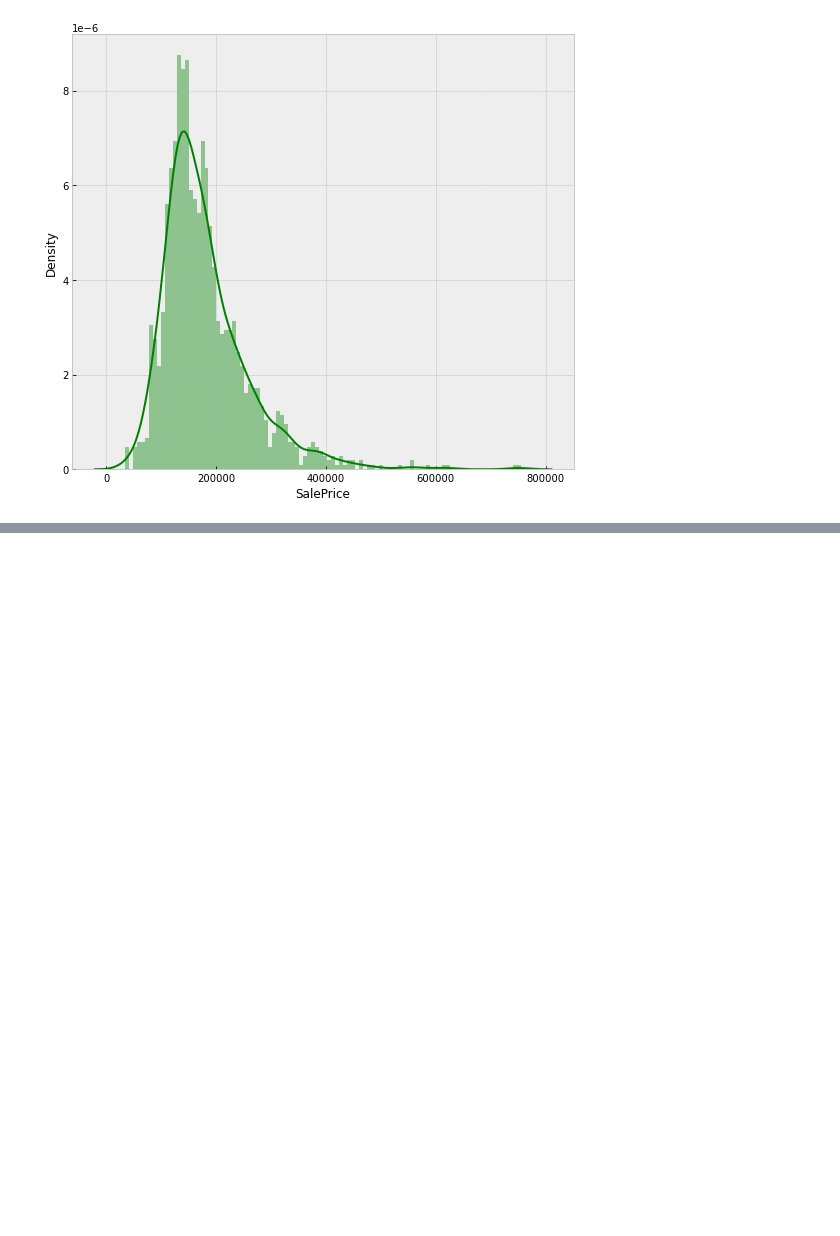
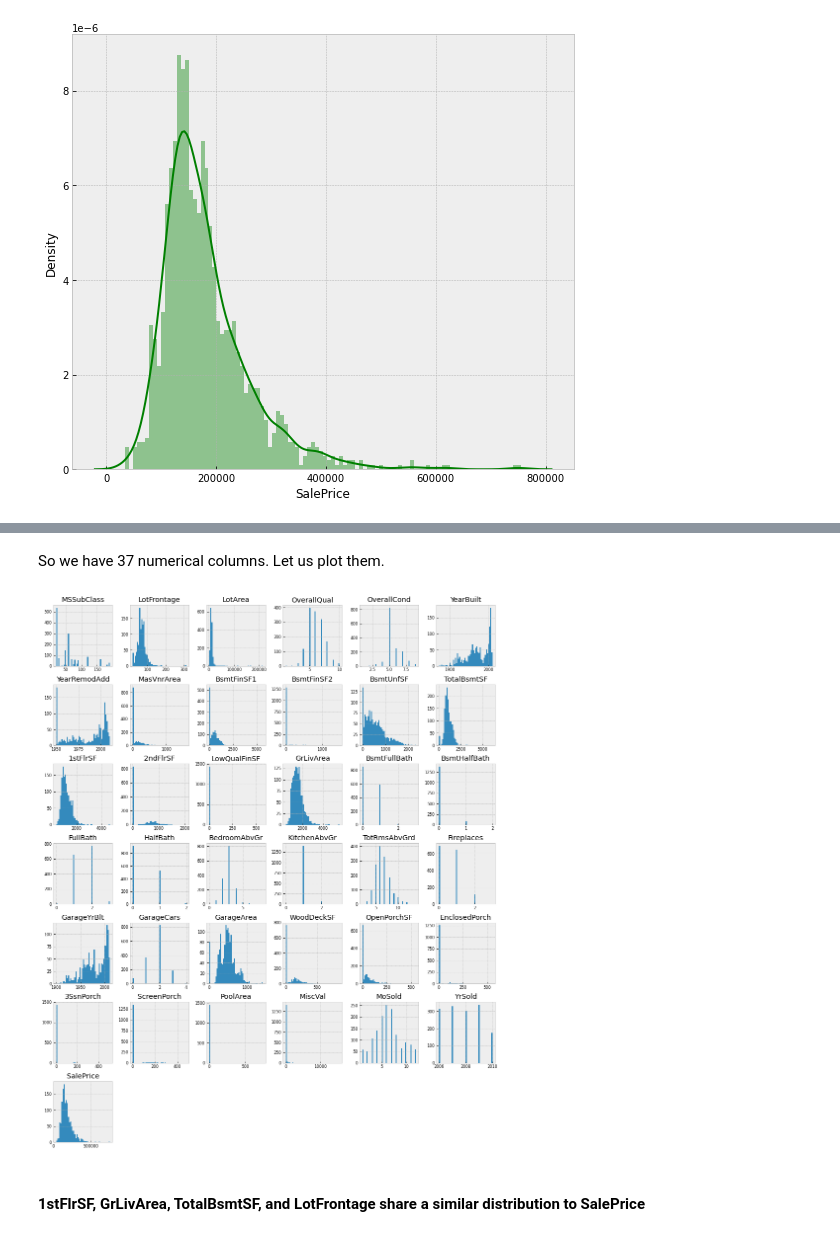
Before and after one commit to colliercoder/House-Prices---Advanced-Regression-Techniques, a Jupyter notebook: EDA version 2 House-Prices- Advanced Regression.ipynb, the cells around one changed output, grey strips where cells are left out. Cells and saved outputs as stored; diff of their text form; code cells hidden in the pictures; blank space fills up the shorter version.

```diff
--- a/EDA version 2 House-Prices- Advanced Regression.ipynb
+++ b/EDA version 2 House-Prices- Advanced Regression.ipynb
@@ -163,0 +183,3 @@ Name: SalePrice, dtype: float64
+# %%
+df_numerical = df_train.select_dtypes(include = ['float64','int64'])
+df_numerical
@@ -163,0 +200,8 @@ Name: SalePrice, dtype: float64
+# %% [markdown]
+So we have 37 numerical columns. Let us plot them.
+# %%
+df_numerical.hist(figsize = (16,20), bins = 50, xlabelsize = 8, ylabelsize = 8); #; avoids having the matplotlib verbose info
+# %% [output]
+[figure, added]
+# %% [markdown]
+#### 1stFlrSF, GrLivArea, TotalBsmtSF, and LotFrontage share a similar distribution to SalePrice
```
Also changed, not shown: parts of 38 cells of this notebook.
